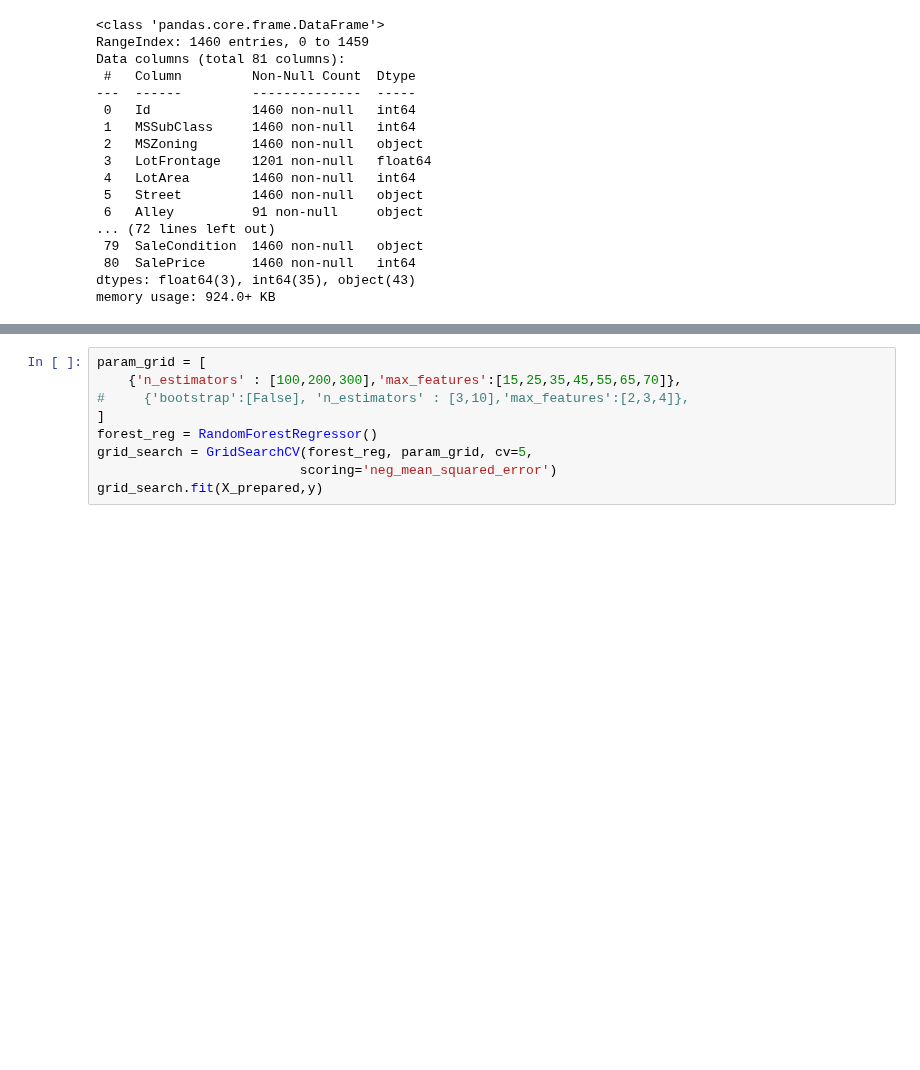
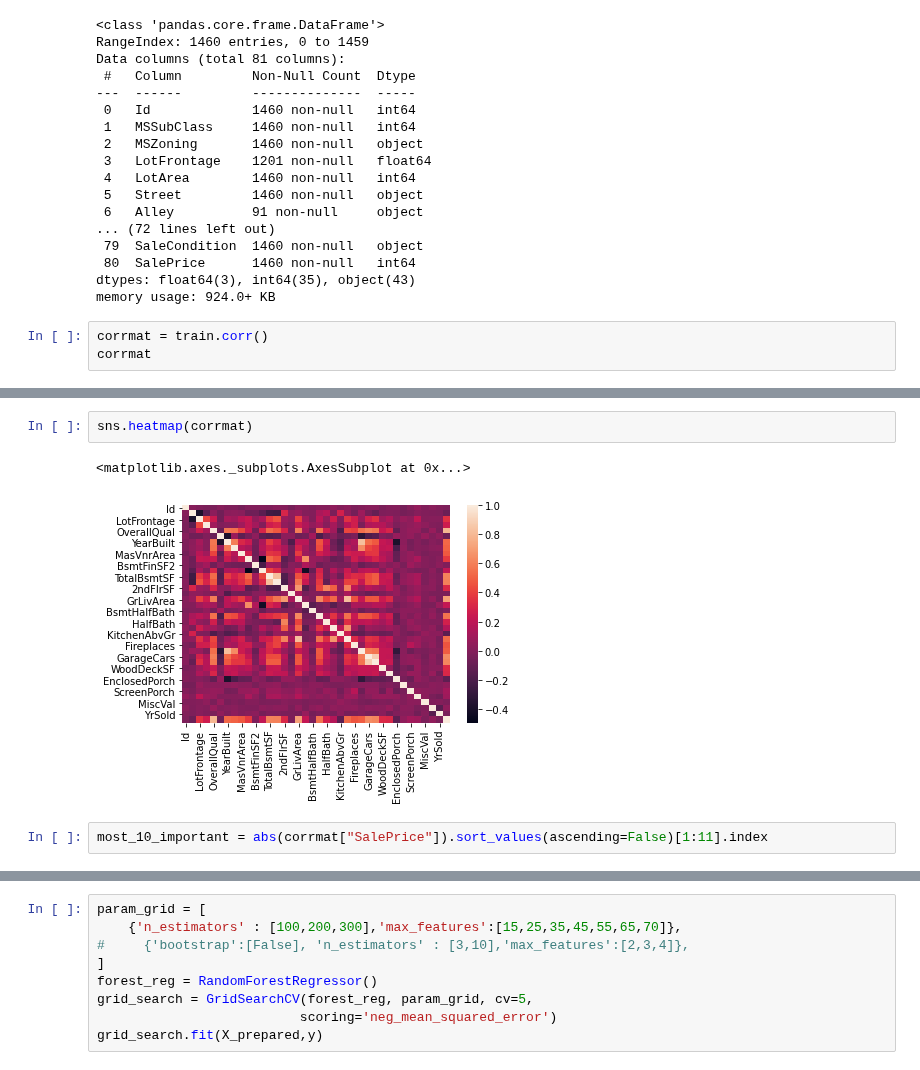
Before and after one commit to hitskyer/course, a Jupyter notebook: dnn/chenmingming/competition/house_price_kaggle/house_price_kaggle.ipynb, the cells around one changed output, grey strips where cells are left out. Drawn from its saved outputs; the diff is of its cells as text; blank space fills up the shorter version.

```diff
--- a/dnn/chenmingming/competition/house_price_kaggle/house_price_kaggle.ipynb
+++ b/dnn/chenmingming/competition/house_price_kaggle/house_price_kaggle.ipynb
@@ -37,3 +38,6 @@ Data columns (total 81 columns):
  80  SalePrice      1460 non-null   int64
 dtypes: float64(3), int64(35), object(43)
 memory usage: 924.0+ KB
+# %%
+corrmat = train.corr()
+corrmat
@@ -39,0 +63,7 @@ memory usage: 924.0+ KB
+# %%
+sns.heatmap(corrmat)
+# %% [output]
+<matplotlib.axes._subplots.AxesSubplot at 0x...>
+[figure, added]
+# %%
+most_10_important = abs(corrmat["SalePrice"]).sort_values(ascending=False)[1:11].index
```
Also changed, not shown: parts of 19 cells of this notebook.
